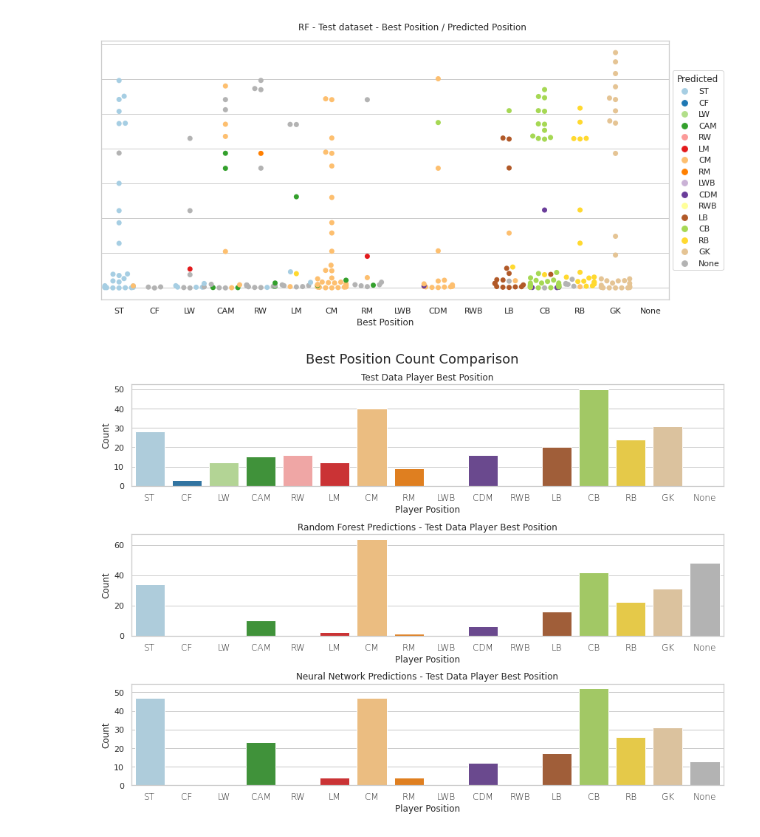
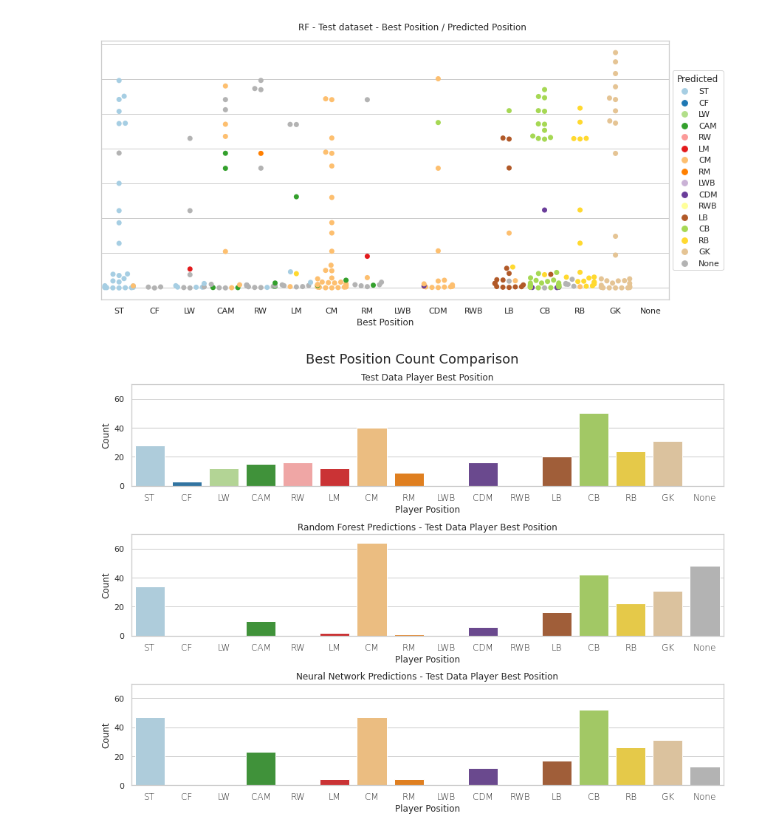
Before and after one commit to sabderra/cs109a_project, a Jupyter notebook: player_position_model-v2.ipynb, the cells around one changed output. Cells and saved outputs as stored; diff of their text form; code cells hidden in the pictures.

Commit message:
Player Prediction - Cleanup of diagrams

```diff
--- a/player_position_model-v2.ipynb
+++ b/player_position_model-v2.ipynb
@@ -1293,26 +1293,27 @@ test_players['rf_best_position'] = plot_predicted_best_position(best_rf_model, t
 # %%
 def plot_best_position_count(x, ax, title):
     cplot= sns.countplot(x=x, data=test_players, palette=pos_color_palette, order=position_order, ax=ax)
     cplot.set_xlabel('Player Position')
     cplot.set_ylabel('Count')
+    cplot.set_ylim(0,70)
     cplot.set_title(title)
 
     cplot.set_xticklabels(cplot.get_xticklabels(),
                       rotation=0,
                       horizontalalignment='center',
                       fontweight='light',
                       fontsize='large');
 
 
 
 fig, ax = plt.subplots(nrows=3, ncols=1, figsize=(12, 9))
 ax = ax.ravel()
 fig.suptitle(f"Best Position Count Comparison", fontsize = 18)
 
 plot_best_position_count('best_position',    ax[0], "Test Data Player Best Position")
 plot_best_position_count('rf_best_position', ax[1], "Random Forest Predictions - Test Data Player Best Position")
 plot_best_position_count('nn_best_position', ax[2], "Neural Network Predictions - Test Data Player Best Position")
 plt.tight_layout()
 plt.show()
 # %% [output]
-[figure, old version]
+[figure, new version]
```
